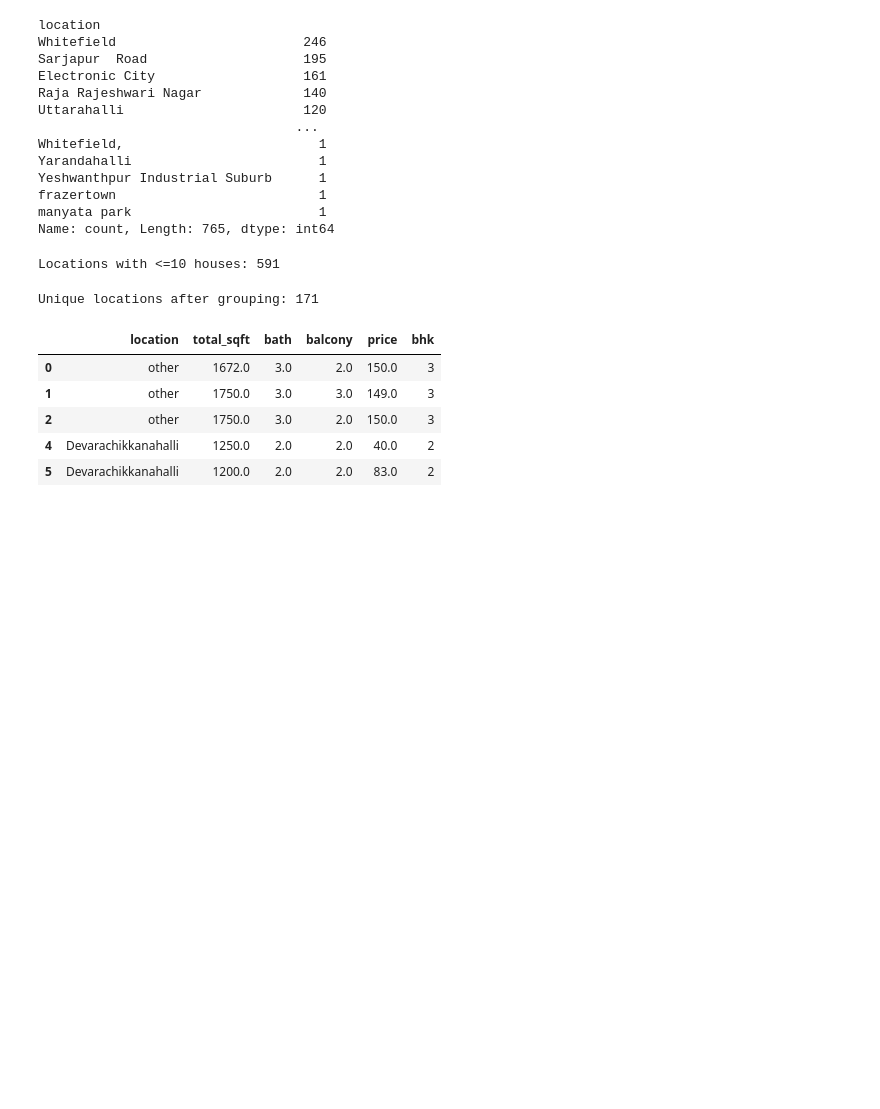
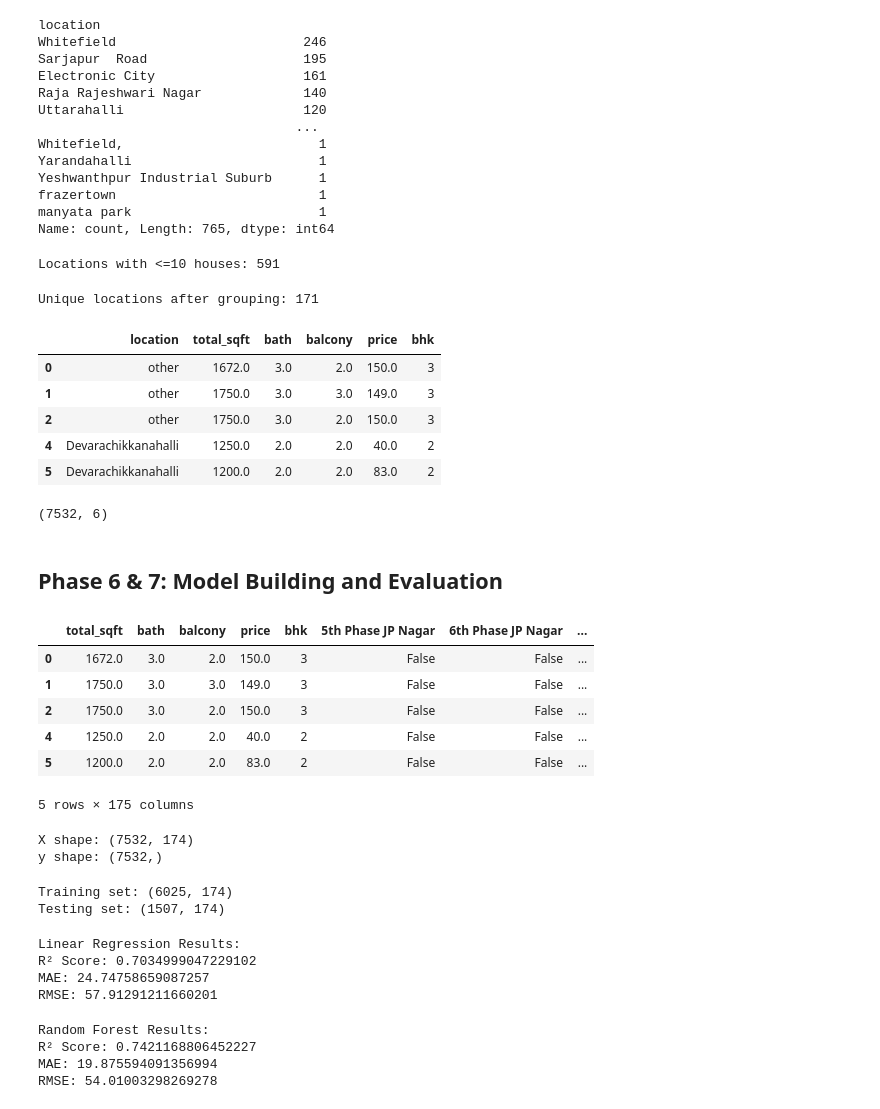
Before and after one commit to DevK-26/HousePricePrediction, a Jupyter notebook: Notebook /House_Price_EDA.ipynb, the cells around one changed output. Cells and saved outputs as stored; diff of their text form; code cells hidden in the pictures; blank space fills up the shorter version.

Commit message:
Model building

```diff
--- a/Notebook /House_Price_EDA.ipynb
+++ b/Notebook /House_Price_EDA.ipynb
@@ -425,3 +425,78 @@ Unique locations after grouping: 171
 | 2 | other | 1750.0 | 3.0 | 2.0 | 150.0 | 3 |
 | 4 | Devarachikkanahalli | 1250.0 | 2.0 | 2.0 | 40.0 | 2 |
 | 5 | Devarachikkanahalli | 1200.0 | 2.0 | 2.0 | 83.0 | 2 |
+# %%
+df9.shape
+# %% [output]
+(7532, 6)
+# %% [markdown]
+## Phase 6 & 7: Model Building and Evaluation
+# %%
+df10 = df9.copy()
+dummies = pd.get_dummies(df10['location'], drop_first=True)
+df11 = pd.concat([df10, dummies], axis=1)
+df11 = df11.drop('location', axis=1)
+df11.head()
+# %% [output]
+|  | total_sqft | bath | balcony | price | bhk | 5th Phase JP Nagar | 6th Phase JP Nagar | ... |
+| 0 | 1672.0 | 3.0 | 2.0 | 150.0 | 3 | False | False | ... |
+| 1 | 1750.0 | 3.0 | 3.0 | 149.0 | 3 | False | False | ... |
+| 2 | 1750.0 | 3.0 | 2.0 | 150.0 | 3 | False | False | ... |
+| 4 | 1250.0 | 2.0 | 2.0 | 40.0 | 2 | False | False | ... |
+| 5 | 1200.0 | 2.0 | 2.0 | 83.0 | 2 | False | False | ... |
+5 rows × 175 columns
+# %%
+X = df11.drop('price', axis=1)
+y = df11['price']
+
+print("X shape:", X.shape)
+print("y shape:", y.shape)
+# %% [output]
+X shape: (7532, 174)
+y shape: (7532,)
+# %%
+from sklearn.model_selection import train_test_split
+
+X_train, X_test, y_train, y_test = train_test_split(X, y, test_size=0.2, random_state=42)
+
+print("Training set:", X_train.shape)
+print("Testing set:", X_test.shape)
+# %% [output]
+Training set: (6025, 174)
+Testing set: (1507, 174)
+# %%
+from sklearn.linear_model import LinearRegression
+from sklearn.metrics import r2_score, mean_absolute_error, mean_squared_error
+import numpy as np
+
+lr_model = LinearRegression()
+lr_model.fit(X_train, y_train)
+
+lr_pred = lr_model.predict(X_test)
+
+print("Linear Regression Results:")
+print("R² Score:", r2_score(y_test, lr_pred))
+print("MAE:", mean_absolute_error(y_test, lr_pred))
+print("RMSE:", np.sqrt(mean_squared_error(y_test, lr_pred)))
+# %% [output]
+Linear Regression Results:
+R² Score: 0.7034999047229102
+MAE: 24.74758659087257
+RMSE: 57.91291211660201
+# %%
+from sklearn.ensemble import RandomForestRegressor
+
+rf_model = RandomForestRegressor(n_estimators=100, random_state=42)
+rf_model.fit(X_train, y_train)
+
+rf_pred = rf_model.predict(X_test)
+
+print("Random Forest Results:")
+print("R² Score:", r2_score(y_test, rf_pred))
+print("MAE:", mean_absolute_error(y_test, rf_pred))
+print("RMSE:", np.sqrt(mean_squared_error(y_test, rf_pred)))
+# %% [output]
+Random Forest Results:
+R² Score: 0.7421168806452227
+MAE: 19.875594091356994
+RMSE: 54.01003298269278
```
Also changed, not shown: parts of 3 cells of this notebook, 2 other files.
